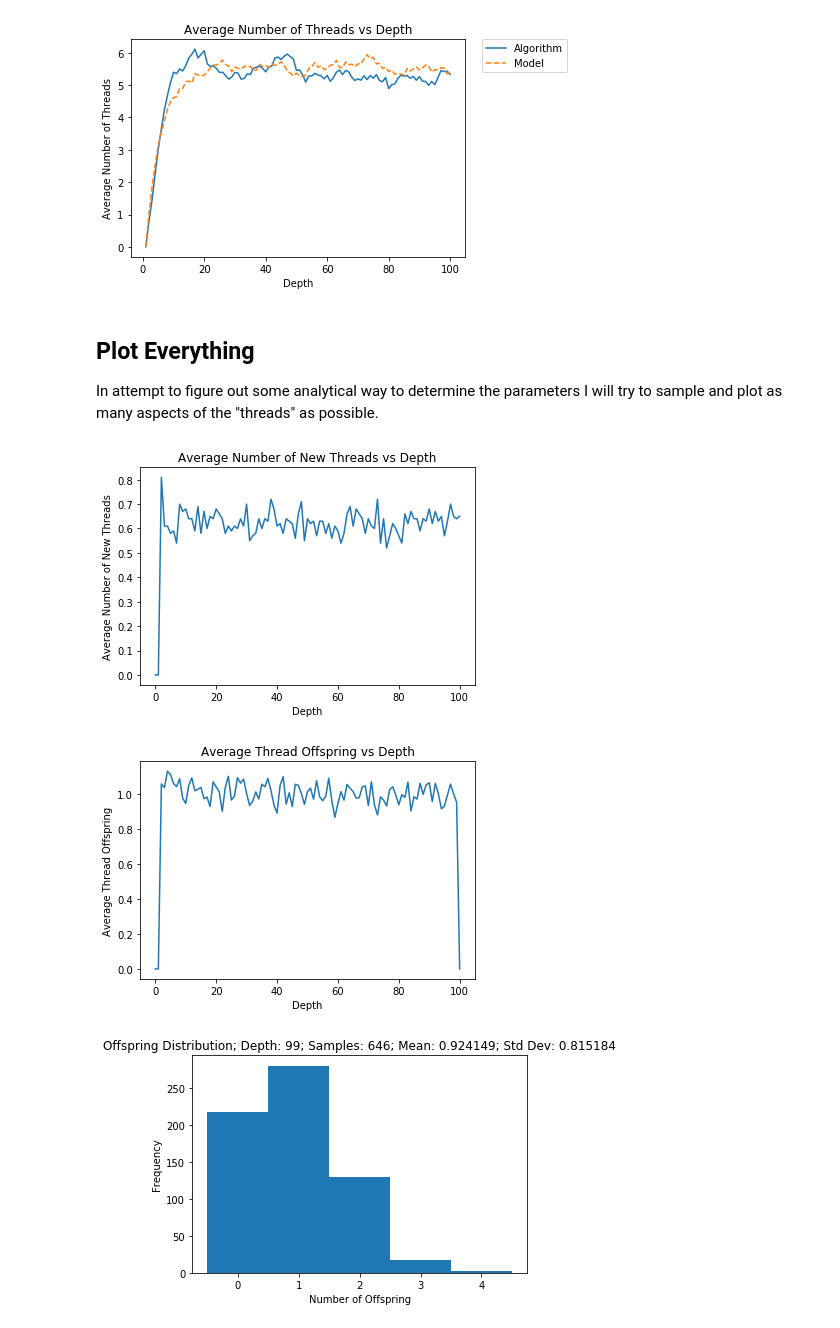
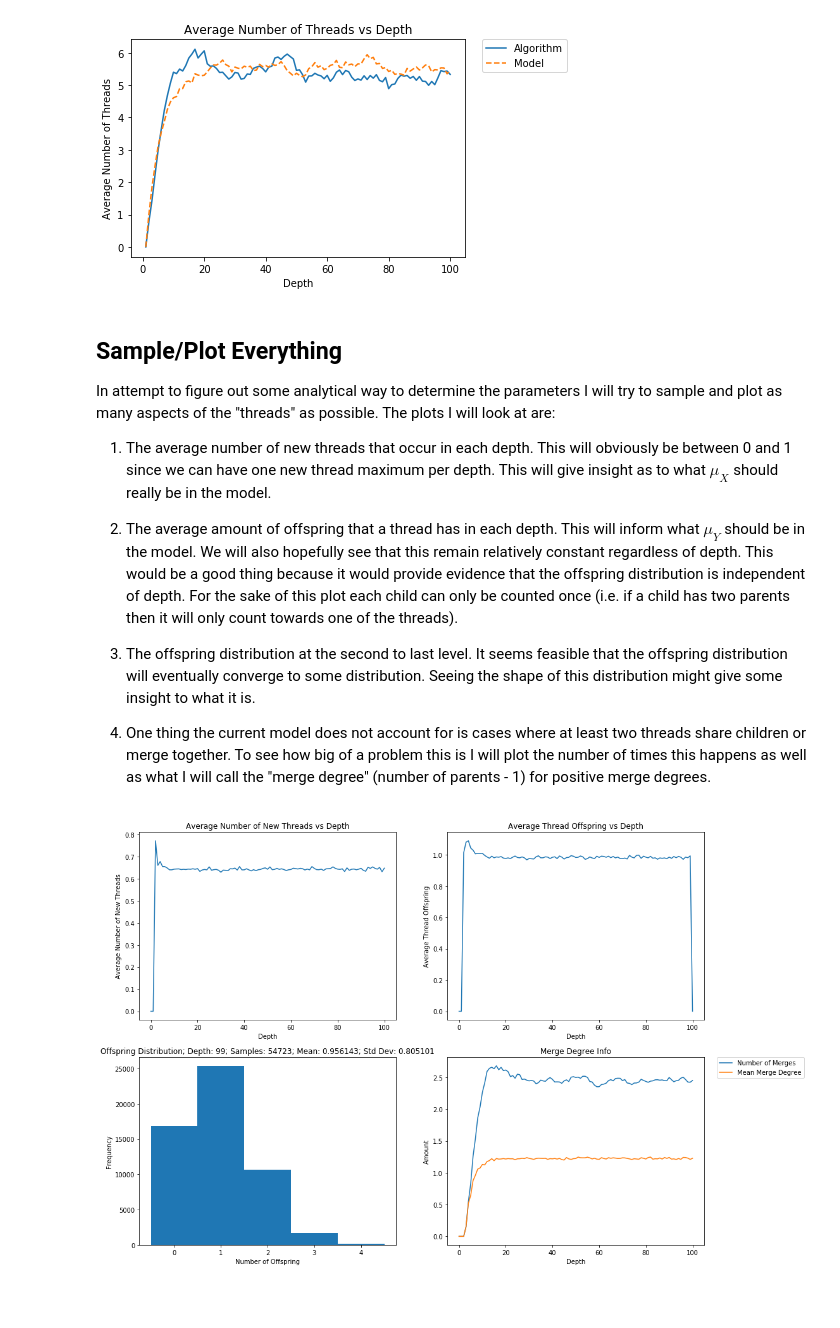
Before and after one commit to IanChar/AutomataGrowth, a Jupyter notebook: notebooks/July24_2017_SizeModel.ipynb, the cells around one changed output. Cells and saved outputs as stored; diff of their text form; code cells hidden in the pictures; blank space fills up the shorter version.

```diff
--- a/notebooks/July24_2017_SizeModel.ipynb
+++ b/notebooks/July24_2017_SizeModel.ipynb
@@ -54,37 +65,45 @@ GAMMA = 5.5
 plot_trends(NUM_SAMPLES, LENGTH, GAMMA)
 # %% [output]
 [figure]
-# %% [markdown]
-## Plot Everything
-
-In attempt to figure out some analytical way to determine the parameters I will try to sample and plot as many aspects of the "threads" as possible.
+# %% [markdown]
+## Sample/Plot Everything
+
+In attempt to figure out some analytical way to determine the parameters I will try to sample and plot as many aspects of the "threads" as possible. The plots I will look at are:
+
+1. The average number of new threads that occur in each depth. This will obviously be between 0 and 1 since we can have one new thread maximum per depth. This will give insight as to what $\mu_X$ should really be in the model.
+
+2. The average amount of offspring that a thread has in each depth. This will inform what $\mu_Y$ should be in the model. We will also hopefully see that this remain relatively constant regardless of depth. This would be a good thing because it would provide evidence that the offspring distribution is independent of depth. For the sake of this plot each child can only be counted once (i.e. if a child has two parents then it will only count towards one of the threads).
+
+3. The offspring distribution at the second to last level. It seems feasible that the offspring distribution will eventually converge to some distribution. Seeing the shape of this distribution might give some insight to what it is.
+
+4. One thing the current model does not account for is cases where at least two threads share children or merge together. To see how big of a problem this is I will plot the number of times this happens as well as what I will call the "merge degree" (number of parents - 1) for positive merge degrees.
 # %%
 def sample(probs, length, samples):
     ds = DepthSampler(probs, length)
-    return ds.draw_samples(samples, ['threads', 'thread_children', 'new_thread'])
+    return ds.draw_samples(samples, ['threads', 'thread_children', 'new_thread', 'merge_degree'])
 
-def plot_average_new_thread_by_depth(df, length):
+def plot_average_new_thread_by_depth(df, length, posn):
     depths = range(length + 1)
     new_thread_trend = df.groupby('depth')['new_thread'].mean().tolist()
+    plt.subplot(posn)
     plt.plot(depths, new_thread_trend)
     plt.xlabel('Depth')
     plt.ylabel('Average Number of New Threads')
     plt.title('Average Number of New Threads vs Depth')
-    plt.show()
 
-def plot_average_offspring_by_depth(df, length):
+def plot_average_offspring_by_depth(df, length, posn):
     depths = range(length + 1)
     cpy = df
     cpy['mean_thread_children'] = (cpy['thread_children']
                                   .map(lambda l: 0 if len(l) == 0 else sum(l) / len(l)))
     offspring_trend = cpy.groupby('depth')['mean_thread_children'].mean().tolist()
+    plt.subplot(posn)
     plt.plot(depths, offspring_trend)
     plt.xlabel('Depth')
     plt.ylabel('Average Thread Offspring')
     plt.title('Average Thread Offspring vs Depth')
-    plt.show()
 
-def plot_asym_offspring_dist(df, length):
+def plot_asym_offspring_dist(df, length, posn):
     max_sample = 0
     samples = []
     for _, children in df[df['depth'] == length - 1]['thread_children'].iteritems():
@@ -95,26 +114,46 @@ def plot_asym_offspring_dist(df, length):
     sample_mean = np.mean(samples)
     sample_stddev = np.std(samples)
     int_bins = [-0.5 + i for i in xrange(max_sample + 2)]
+    plt.subplot(posn)
     plt.hist(samples, bins=int_bins)
     plt.xlabel('Number of Offspring')
     plt.ylabel('Frequency')
     plt.title('Offspring Distribution; Depth: %d; Samples: %d; Mean: %f; Std Dev: %f'
               % ((length - 1), len(samples), sample_mean, sample_stddev))
-    plt.show()
+
+def plot_merge_degree_info(df, length, posn):
+    if np.isnan(df['merge_degree'].iloc[0]):
+        print 'No non-zero merge degrees.'
+        return
+    depths = range(length + 1)
+    cpy = df
+    cpy['num_merged'] = cpy['merge_degree'].map(lambda l: len(l))
+    num_degree_trend = cpy.groupby('depth')['num_merged'].mean().tolist()
+    cpy['mean_merge_degree'] = (cpy['merge_degree']
+                                  .map(lambda l: 0 if len(l) == 0 else sum(l) / len(l)))
+    mean_degree_trend = cpy.groupby('depth')['mean_merge_degree'].mean().tolist()
+    plt.subplot(posn)
+    plt.plot(depths, num_degree_trend, label='Number of Merges')
+    plt.plot(depths, mean_degree_trend, label='Mean Merge Degree')
+    plt.legend(bbox_to_anchor=(1.05, 1), loc=2, borderaxespad=0.)
+    plt.xlabel('Depth')
+    plt.ylabel('Amount')
+    plt.title('Merge Degree Info')
 
 def plot_all(probs, length, samples):
     df = sample(probs, length, samples)
-    plot_average_new_thread_by_depth(df, length)
-    plot_average_offspring_by_depth(df, length)
-    plot_asym_offspring_dist(df, length)
+    plt.figure(1, figsize=(16, 12))
+    plot_average_new_thread_by_depth(df, length, 221)
+    plot_average_offspring_by_depth(df, length, 222)
+    plot_asym_offspring_dist(df, length, 223)
+    plot_merge_degree_info(df, length, 224)
+    plt.show()
 # %%
 # PARAMETERS
 ALPHABET_PROBS = [0.5 for _ in xrange(4)] # Probability of seeing each letter.
 LENGTH = 100 # Length of the generalized strings to test.
-SAMPLES = 100 # Number of randomly generated strings to try.
+SAMPLES = 10000 # Number of randomly generated strings to try.
 
 plot_all(ALPHABET_PROBS, LENGTH, SAMPLES)
 # %% [output]
-[figure, old version]
+[figure, new version]
-[figure, removed]
-[figure, removed]
```
Also changed, not shown: parts of 4 cells of this notebook, 1 other file.
